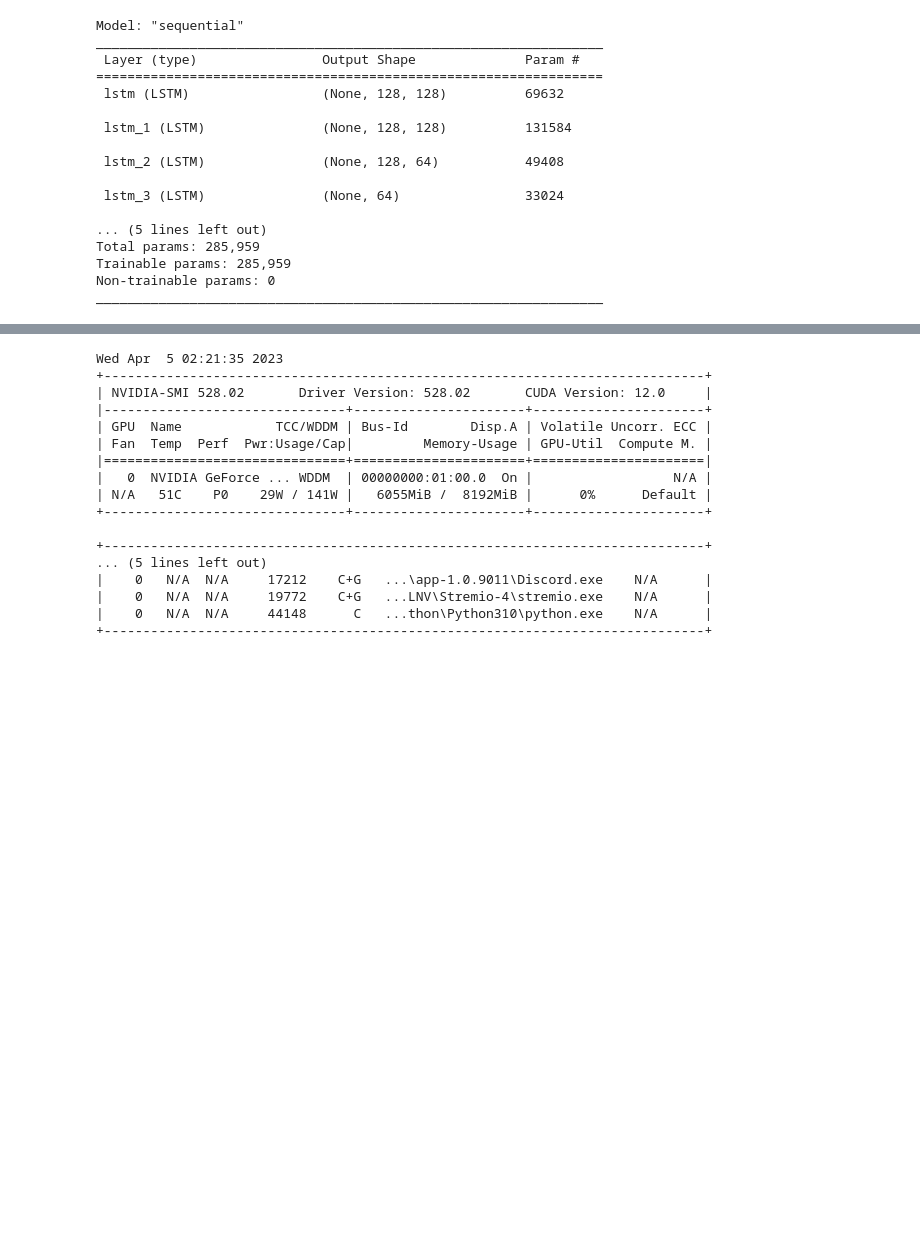
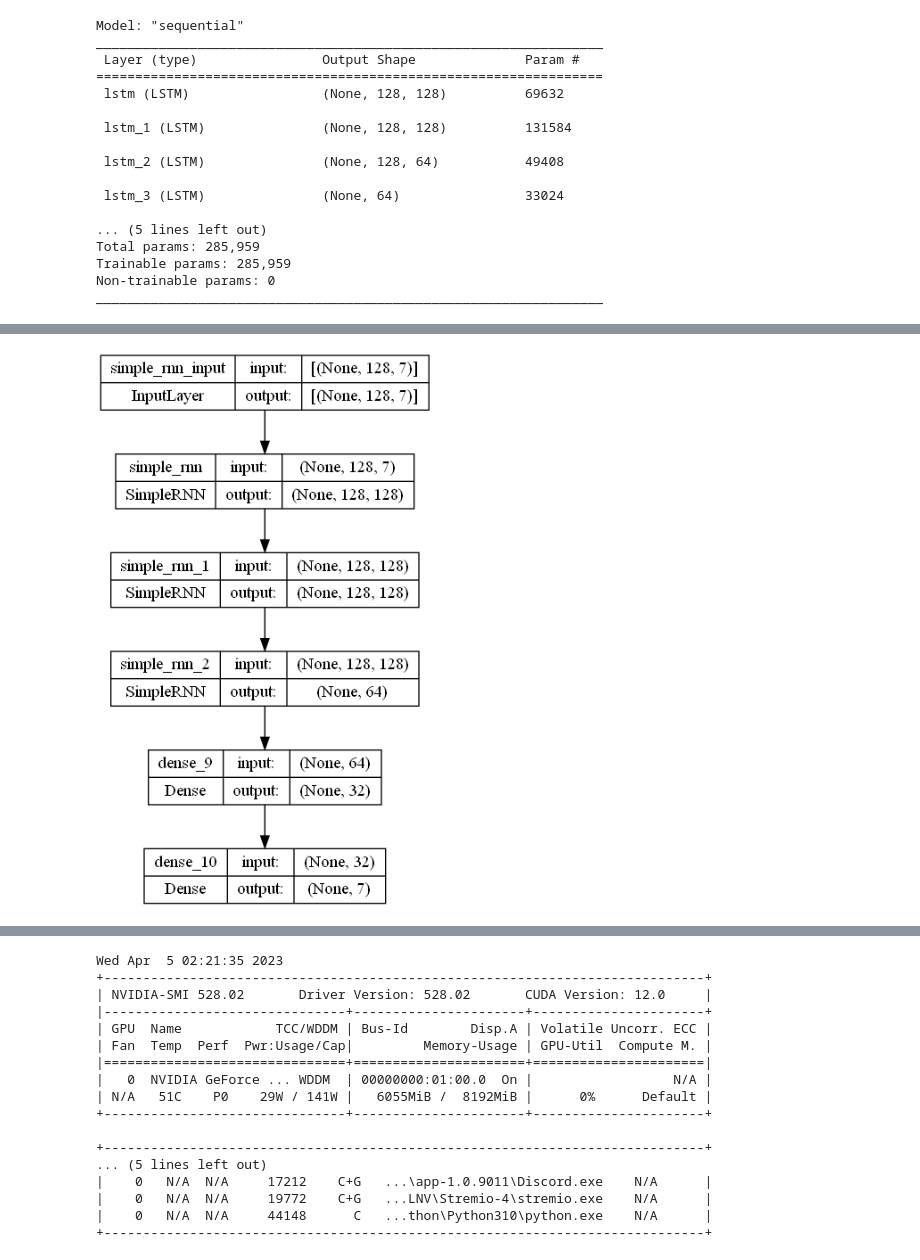
Before and after one commit to Enzo-hmdy/Secu_IOT_UQAC2, a Jupyter notebook: modell.ipynb, the cells around one changed output, grey strips where cells are left out. Drawn from its saved outputs; the diff is of its cells as text; code cells hidden in the pictures; blank space fills up the shorter version.

```diff
--- a/modell.ipynb
+++ b/modell.ipynb
@@ -285,0 +306,4 @@ plot_model(model_single_LSTM, to_file='model_plot.png', show_shapes=True, show_l
+# %%
+plot_model(model_RNN, to_file='model_plot.png', show_shapes=True, show_layer_names=True)
+# %% [output]
+[figure, added]
```
Also changed, not shown: parts of 16 cells of this notebook, 7 other files.
